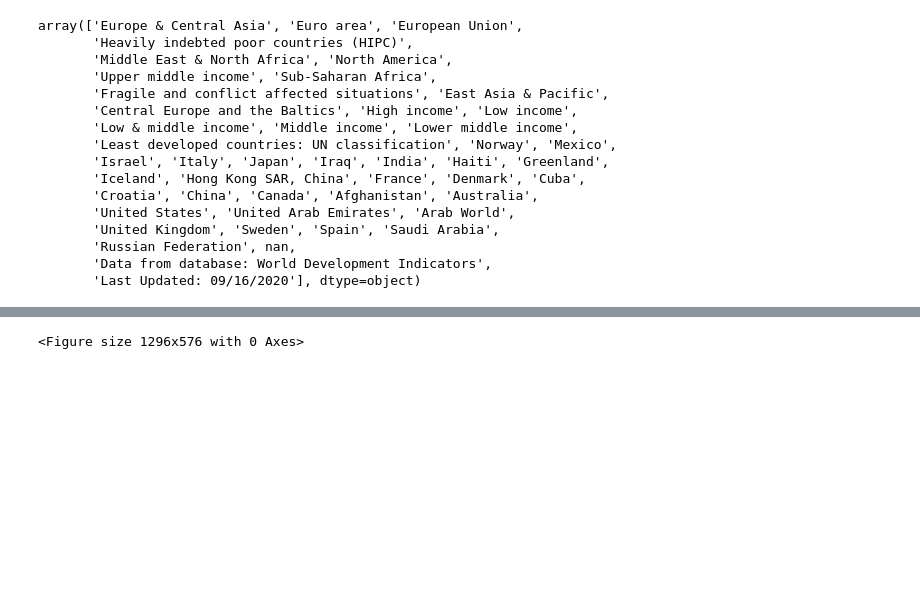
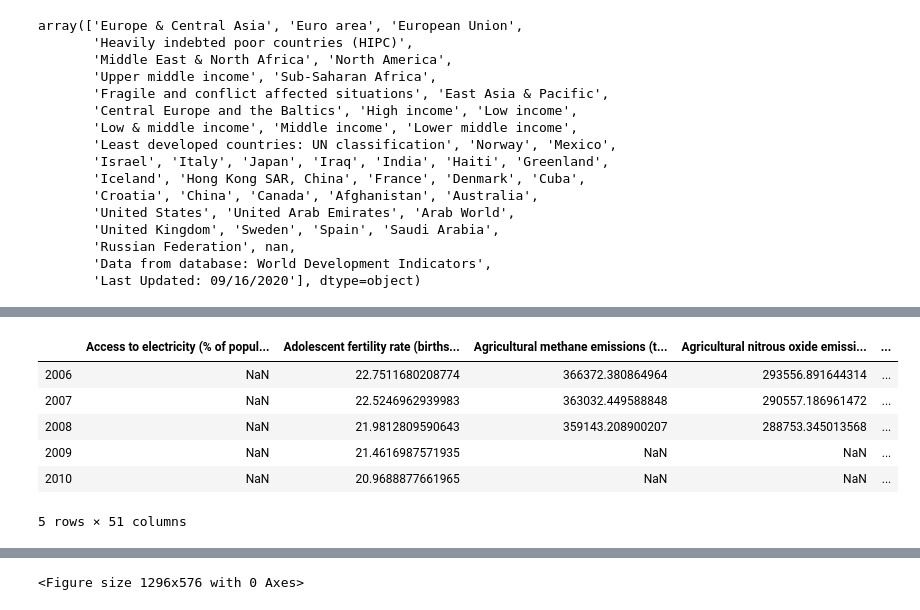
Before and after one commit to Xavier-ML/cambio_climatico, a Jupyter notebook: World Bank Analysis.ipynb, the cells around one changed output, grey strips where cells are left out. Cells and saved outputs as stored; diff of their text form; code cells hidden in the pictures; blank space fills up the shorter version.

```diff
--- a/World Bank Analysis.ipynb
+++ b/World Bank Analysis.ipynb
@@ -165,0 +189,12 @@ for country in countries:
+# %%
+main_df = pd.DataFrame(main_dict['Europe & Central Asia'])
+main_df['Country'] = 'Europe & Central Asia'
+main_df.head()
+# %% [output]
+|  | Access to electricity (% of popul... | Adolescent fertility rate (births... | Agricultural methane emissions (t... | Agricultural nitrous oxide emissi... | ... |
+| 2006 | NaN | 22.7511680208774 | 366372.380864964 | 293556.891644314 | ... |
+| 2007 | NaN | 22.5246962939983 | 363032.449588848 | 290557.186961472 | ... |
+| 2008 | NaN | 21.9812809590643 | 359143.208900207 | 288753.345013568 | ... |
+| 2009 | NaN | 21.4616987571935 | NaN | NaN | ... |
+| 2010 | NaN | 20.9688877661965 | NaN | NaN | ... |
+5 rows × 51 columns
```
Also changed, not shown: parts of 9 cells of this notebook, 11 other files.
